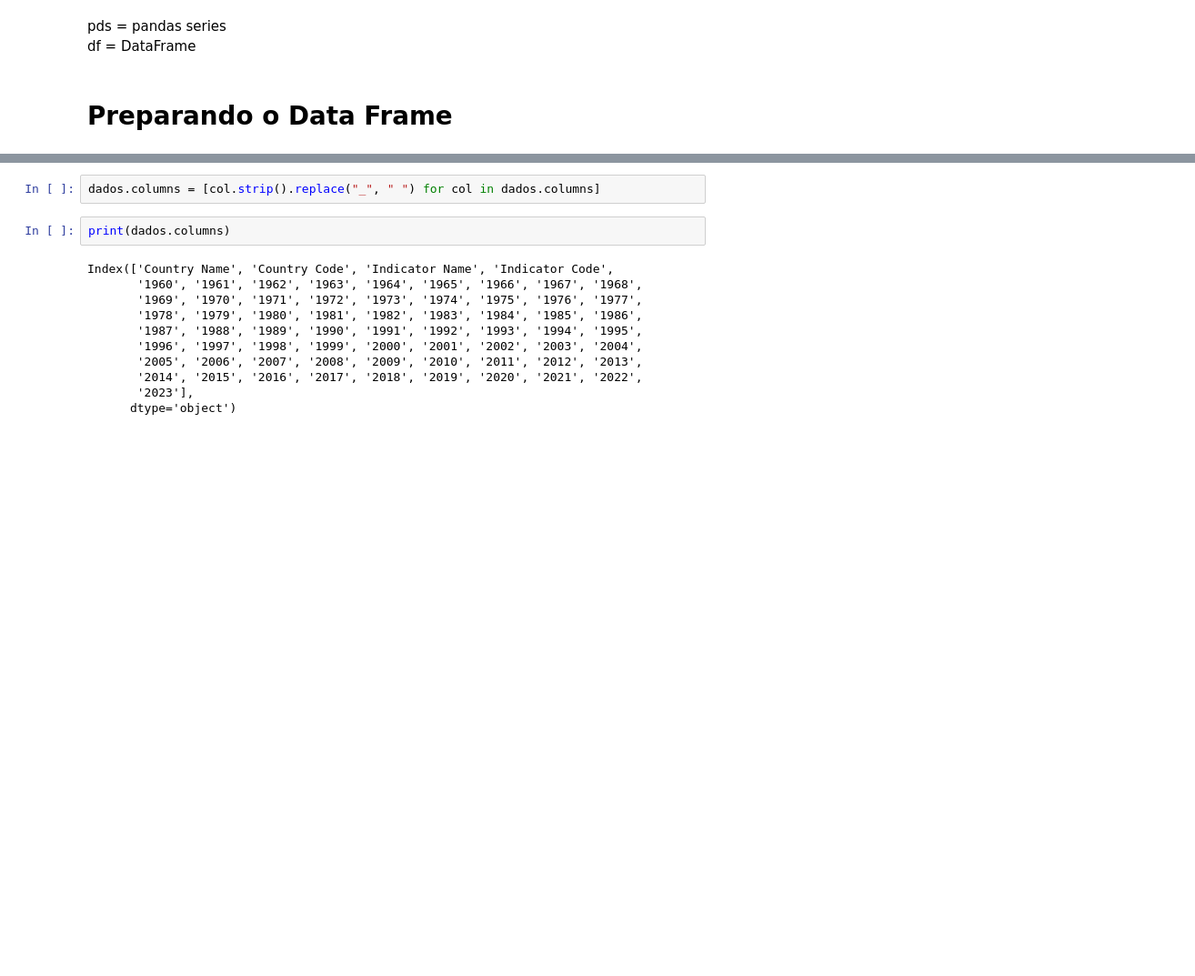
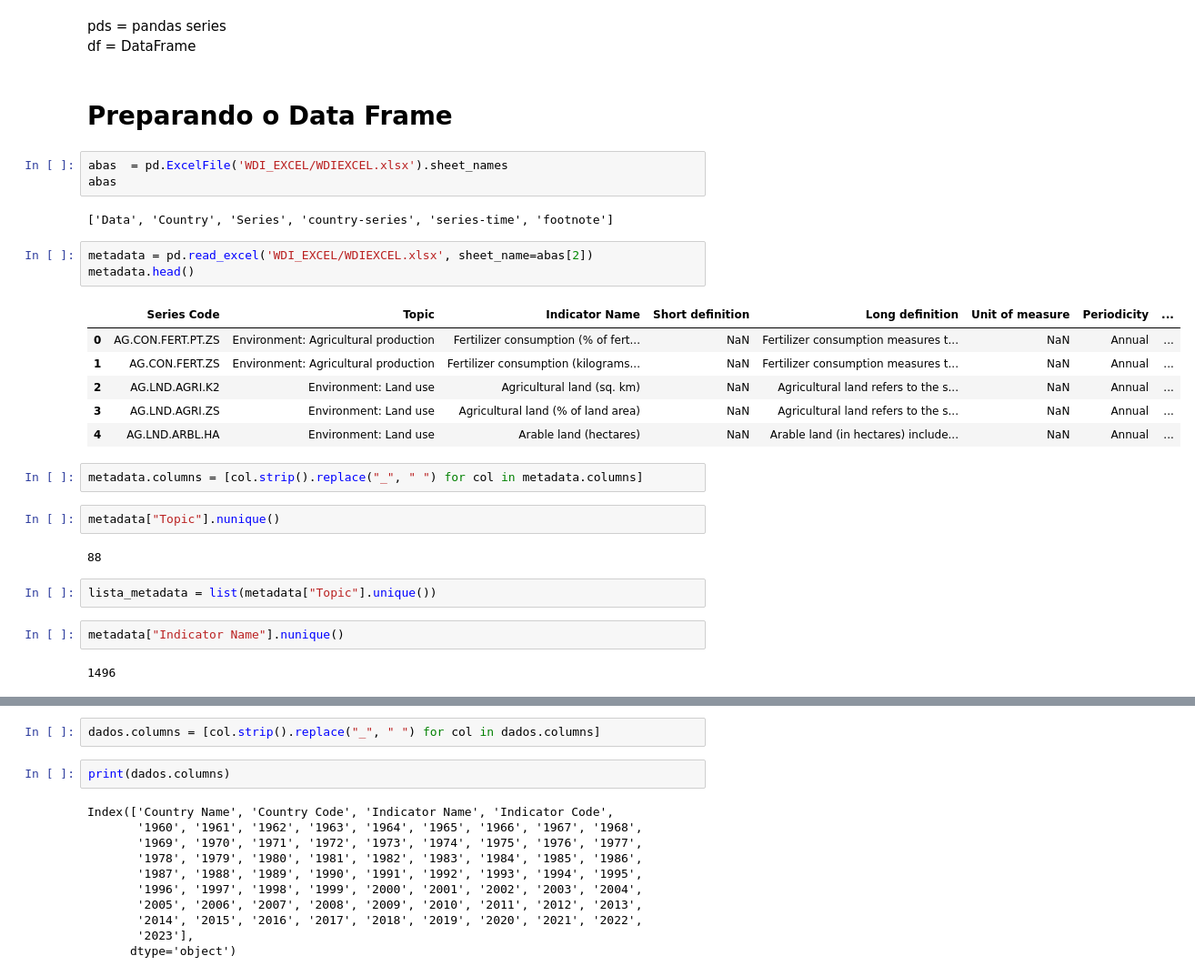
Before and after one commit to PrimeRibs2501/SME0852-SME0829, a Jupyter notebook: trab3.ipynb, the cells around one changed output, grey strips where cells are left out. Shown: that part at 91% size. Saved outputs shown, nothing was run; the diff lists cells and outputs as text; blank space fills up the shorter version.

```diff
--- a/trab3.ipynb
+++ b/trab3.ipynb
@@ -13,4 +17,31 @@ pds = pandas series
 df = DataFrame
 # %% [markdown]
 # Preparando o Data Frame
+# %%
+abas  = pd.ExcelFile('WDI_EXCEL/WDIEXCEL.xlsx').sheet_names
+abas
+# %% [output]
+['Data', 'Country', 'Series', 'country-series', 'series-time', 'footnote']
+# %%
+metadata = pd.read_excel('WDI_EXCEL/WDIEXCEL.xlsx', sheet_name=abas[2])
+metadata.head()
+# %% [output]
+|  | Series Code | Topic | Indicator Name | Short definition | Long definition | Unit of measure | Periodicity | ... |
+| 0 | AG.CON.FERT.PT.ZS | Environment: Agricultural production | Fertilizer consumption (% of fert... | NaN | Fertilizer consumption measures t... | NaN | Annual | ... |
+| 1 | AG.CON.FERT.ZS | Environment: Agricultural production | Fertilizer consumption (kilograms... | NaN | Fertilizer consumption measures t... | NaN | Annual | ... |
+| 2 | AG.LND.AGRI.K2 | Environment: Land use | Agricultural land (sq. km) | NaN | Agricultural land refers to the s... | NaN | Annual | ... |
+| 3 | AG.LND.AGRI.ZS | Environment: Land use | Agricultural land (% of land area) | NaN | Agricultural land refers to the s... | NaN | Annual | ... |
+| 4 | AG.LND.ARBL.HA | Environment: Land use | Arable land (hectares) | NaN | Arable land (in hectares) include... | NaN | Annual | ... |
+# %%
+metadata.columns = [col.strip().replace("_", " ") for col in metadata.columns]
+# %%
+metadata["Topic"].nunique()
+# %% [output]
+88
+# %%
+lista_metadata = list(metadata["Topic"].unique())
+# %%
+metadata["Indicator Name"].nunique()
+# %% [output]
+1496
 # %%
```
Also changed, not shown: parts of 55 cells of this notebook.
